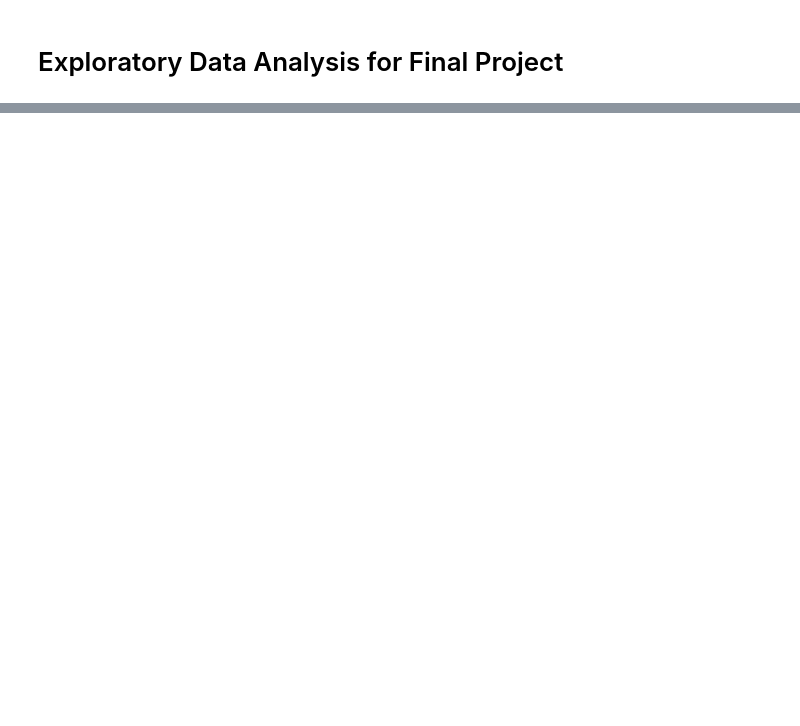
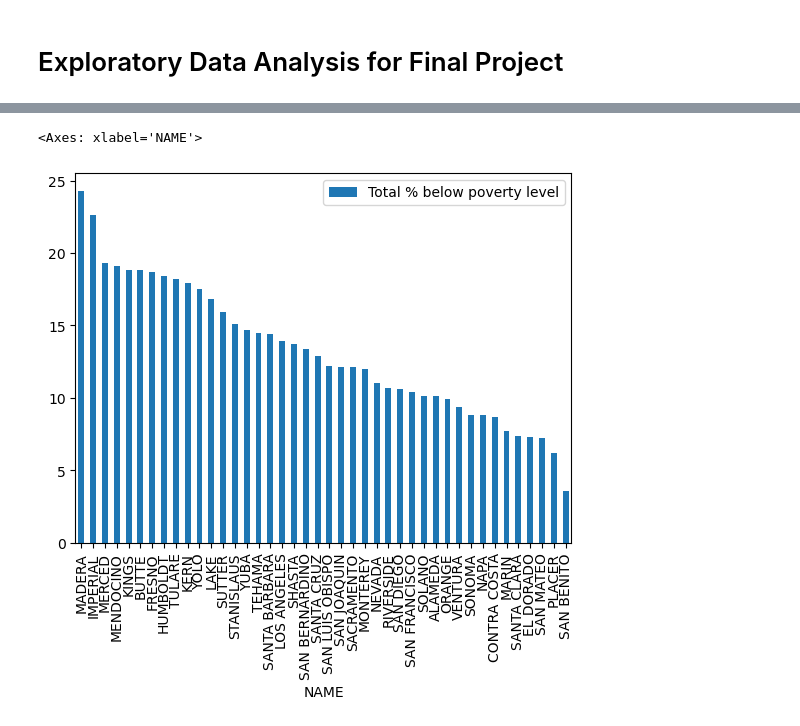
Before and after one commit to mxndrwgrdnr/UCB_CYPLAN255_2024, a Jupyter notebook: assignments/assignment_4/assignment_4_clara_voong.ipynb, the cells around one changed output, grey strips where cells are left out. Cells and saved outputs as stored; diff of their text form; code cells hidden in the pictures; blank space fills up the shorter version.

```diff
--- a/assignments/assignment_4/assignment_4_clara_voong.ipynb
+++ b/assignments/assignment_4/assignment_4_clara_voong.ipynb
@@ -399,0 +152,3 @@ Data analysis Plan:
+# %%
+df['NAME'] = df['NAME'].str.split(" County", expand=True)[0].str.upper()
+df
@@ -399,0 +244,4 @@ Data analysis Plan:
+# %%
+df = df.drop('state', axis=1)
+df = df.drop('county', axis=1)
+df
@@ -399,0 +266,3 @@ Data analysis Plan:
+# %%
+df.iloc[:, 1:] = df.iloc[:, 1:].astype(float)
+df
@@ -399,0 +287,11 @@ Data analysis Plan:
+# %%
+df = df.rename(columns={'S1701_C03_001E': 'Total % below poverty level', 'S1701_C03_002E': 'Under 18',
+                       'S1701_C03_003E': 'Under 5 years', 'S1701_C03_004E': '5-17 years',
+                        'S1701_C03_006E': '18-64 years', 'S1701_C03_010E': '65 years and over',
+                        'S1701_C03_011E': 'Male', 'S1701_C03_012E': 'Female',
+                        'S1701_C03_013E': 'White', 'S1701_C03_014E': 'Black',
+                        'S1701_C03_015E': 'American Indian/Alaska Native', 'S1701_C03_016E': 'Asian',
+                        'S1701_C03_017E': 'Native Hawaiian/Pacific Islander', 'S1701_C03_018E': 'Other',
+                        'S1701_C03_019E': 'Mixed', 'S1701_C03_020E': 'Hispanic/Latino (any race)'
+                       })
+df
@@ -399,0 +452,7 @@ Data analysis Plan:
+# %%
+pov_levels = df.groupby(
+    df['NAME'])[['Total % below poverty level']].sum().sort_values(by='Total % below poverty level', ascending=False)
+pov_levels.plot(kind='bar')
+# %% [output]
+<Axes: xlabel='NAME'>
+[figure, added]
```
Also changed, not shown: parts of 83 cells of this notebook.
